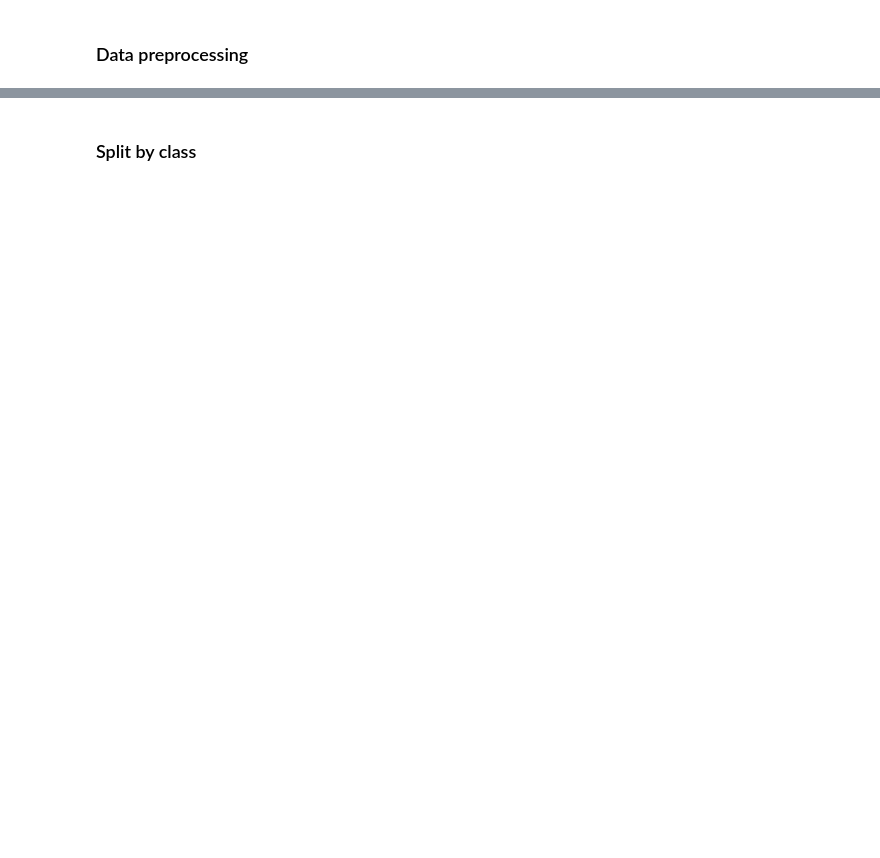
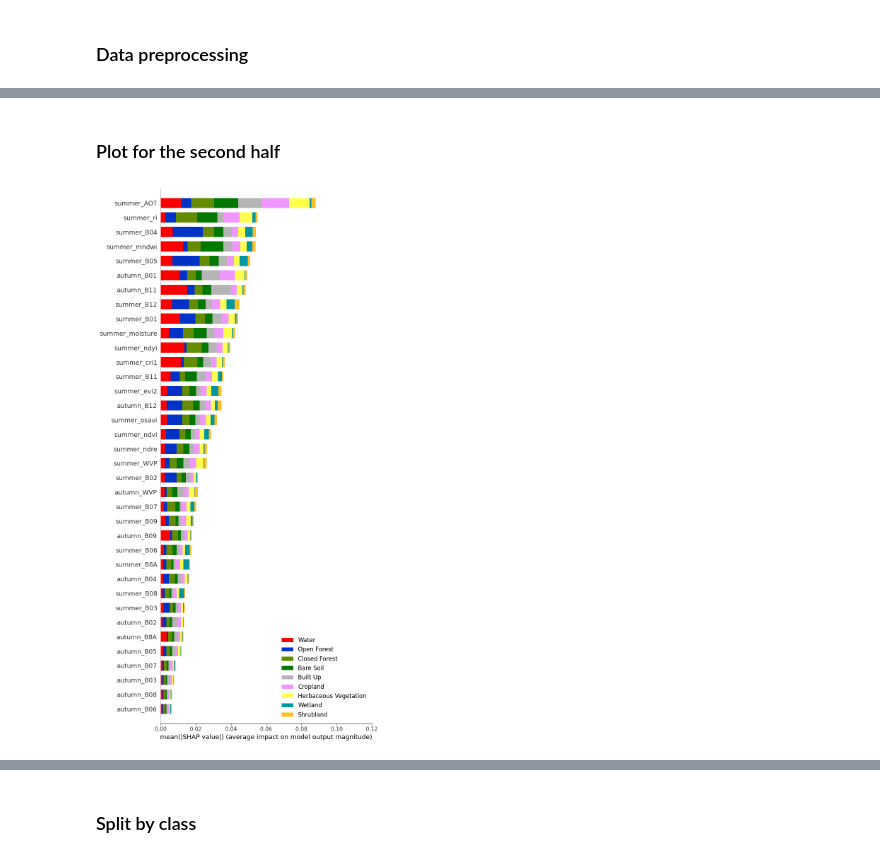
Before and after one commit to KhaosResearch/landcoverpy, a Jupyter notebook: notebooks/explain_model.ipynb, the cells around one changed output, grey strips where cells are left out. Saved outputs shown, nothing was run; the diff lists cells and outputs as text; code cells hidden in the pictures; blank space fills up the shorter version.

```diff
--- a/notebooks/explain_model.ipynb
+++ b/notebooks/explain_model.ipynb
@@ -49,0 +115,2 @@ labels
+# %%
+second_half_train= reduced_x_train_data.iloc[:,half:]
@@ -49,0 +127,8 @@ labels
+# %% [markdown]
+### Plot for the second half
+# %%
+shap.summary_plot(cropped_second_shap_values,  second_half_train.columns.values, max_display = half, class_names=pretty_labels,  color= calculateColors, show=False )
+pl.xlim([0, 0.12])
+pl.savefig("second_half_DEF.png")
+# %% [output]
+[figure, added]
```
Also changed, not shown: parts of 33 cells of this notebook, 1 other file.
